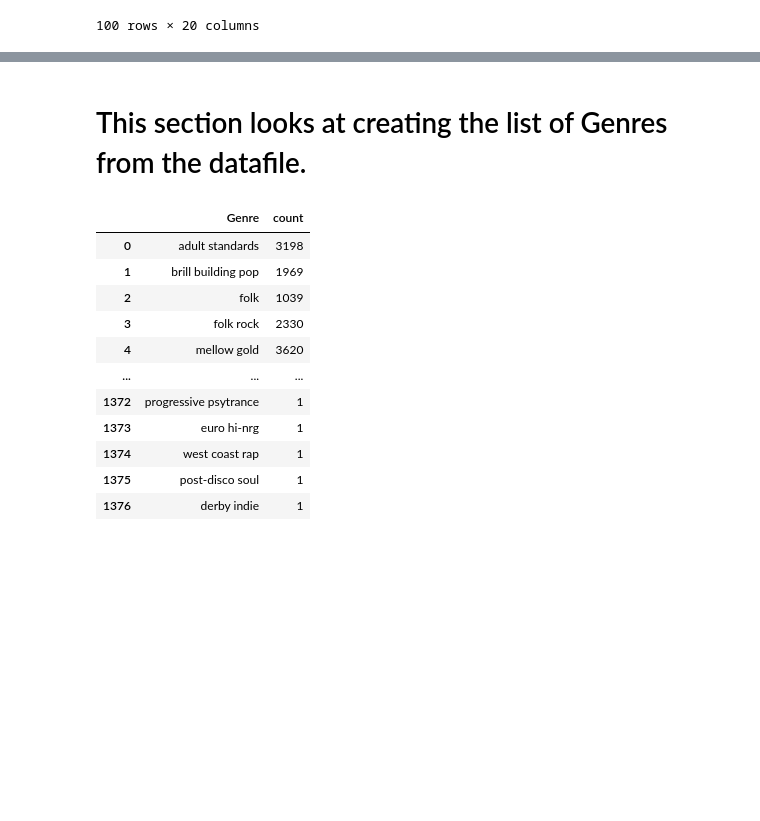
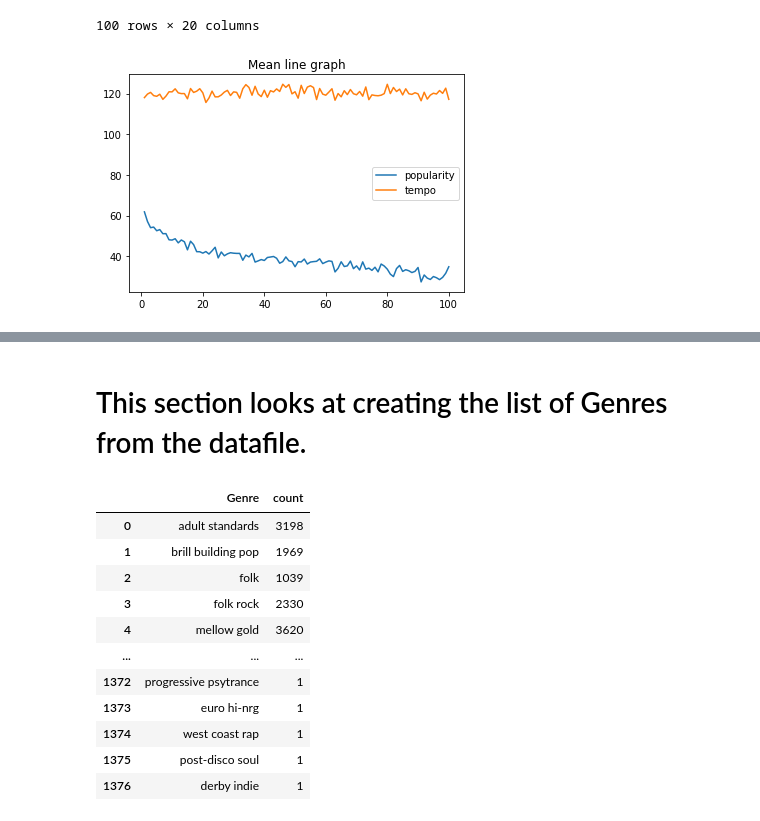
Before and after one commit to rlylecastro/project1, a Jupyter notebook: music.ipynb, the cells around one changed output, grey strips where cells are left out. Saved outputs shown, nothing was run; the diff lists cells and outputs as text; code cells hidden in the pictures; blank space fills up the shorter version.

Commit message:
added a couple of more graphs, plus tried z and t-score

```diff
--- a/music.ipynb
+++ b/music.ipynb
@@ -308,3 +331,16 @@ hot100_stat_merge
 | 99 | 31.580645 | 0.580290 | 0.575920 | -8.711961 | 0.089467 | ... |
 | 100 | 34.792308 | 0.584346 | 0.626931 | -7.629469 | 0.087882 | ... |
 100 rows × 20 columns
+# %%
+# Plot the mean lines to see if we see anything special.
+# Create our x_axis list
+x_axis = np.arange(1, 101, 1)
+plt.plot(x_axis, hot100_stat_merge['spotify_track_popularity_Mean'],label="popularity")
+plt.plot(x_axis, hot100_stat_merge['tempo_Mean'],label="tempo")
+plt.legend(loc="best")
+plt.title('Mean line graph')
+plt.show()
+# Saves an image of our chart so that we can view it in a folder
+plt.savefig("images/Meangraph1.png")
+# %% [output]
+[figure, added]
```
Also changed, not shown: parts of 8 cells of this notebook, 7 other files.
